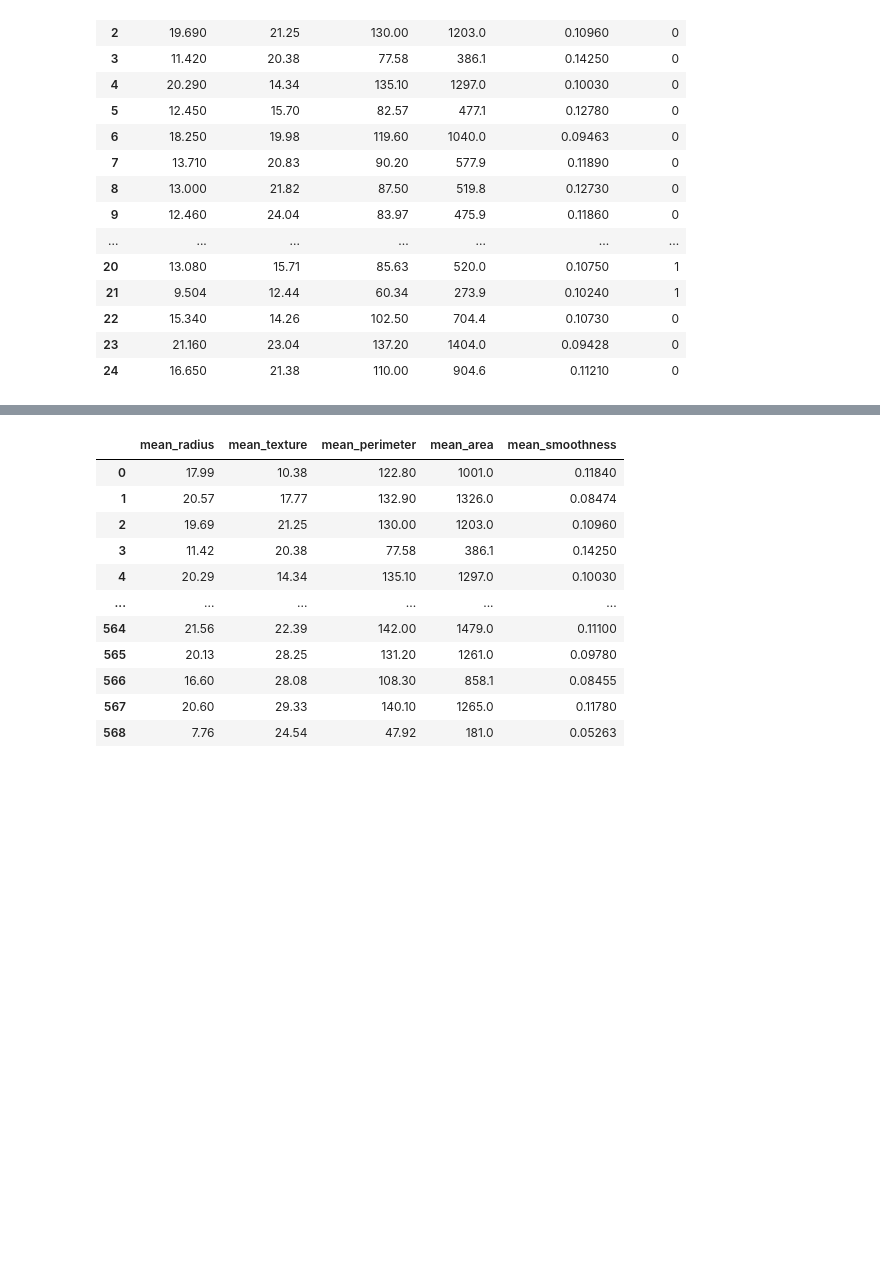
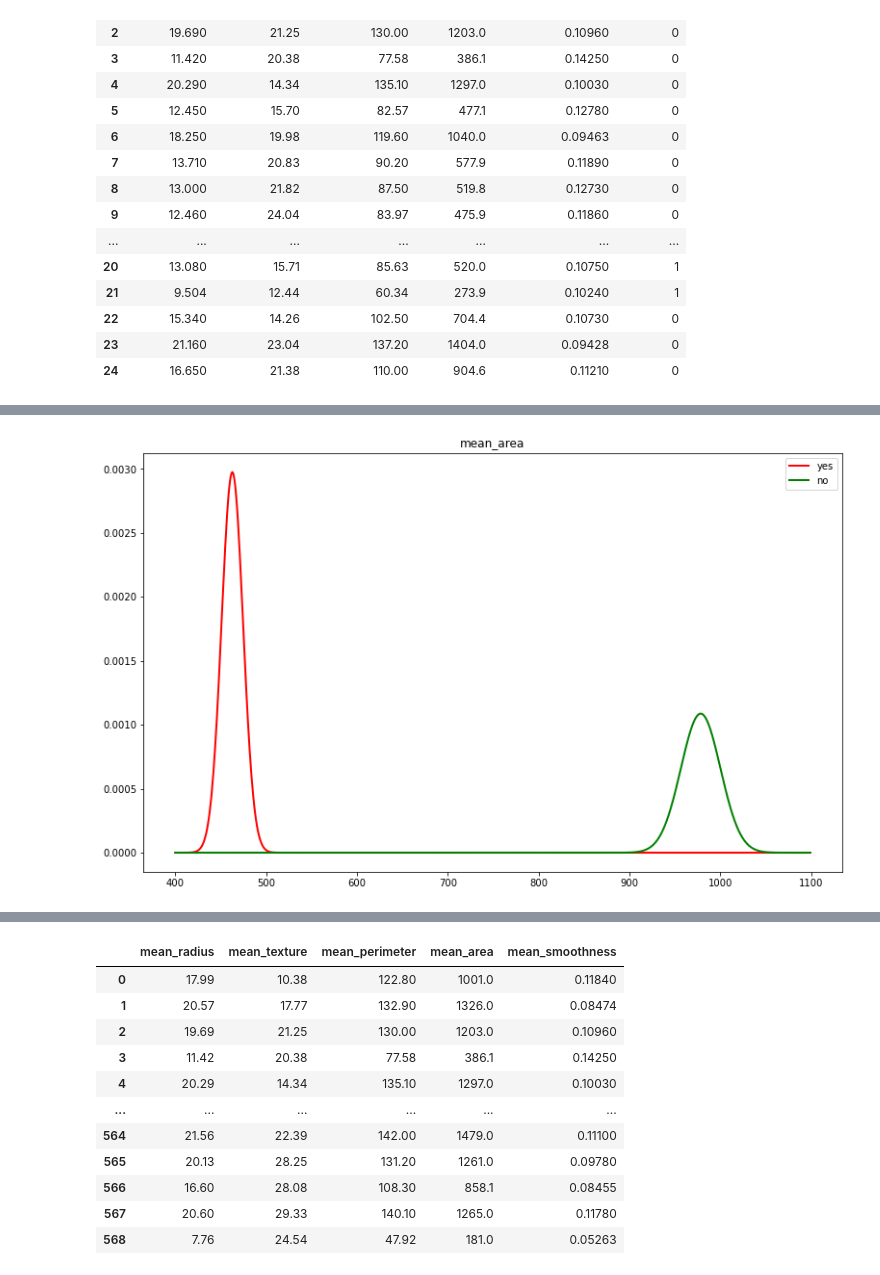
Before and after one commit to garfield-gray/Naive_Bayes, a Jupyter notebook: main.ipynb, the cells around one changed output, grey strips where cells are left out. Cells and saved outputs as stored; diff of their text form; code cells hidden in the pictures; blank space fills up the shorter version.

```diff
--- a/main.ipynb
+++ b/main.ipynb
@@ -83,0 +110,13 @@ NameError: name 'D_np_var' is not defined
+# %%
+Xarea = np.arange(400, 1100, 1)
+#for mean_area
+plt.figure(figsize=(13,8))
+plt.title("mean_area")
+plt.plot(Xarea, 1/(np.sqrt(2 * np.pi*D_yes_var[3])) * np.exp( - (Xarea - D_yes_mean[3])**2 / (2 * D_yes_var[2]) ),
+        linewidth=2, color='r', label = 'yes')
+plt.plot(Xarea, 1/(np.sqrt(2 * np.pi*D_no_var[3])) * np.exp( - (Xarea - D_no_mean[3])**2 / (2 * D_no_var[2]) ),
+        linewidth=2, color='g', label = 'no')
+plt.legend()
+plt.show()
+# %% [output]
+[figure, added]
```
Also changed, not shown: parts of 19 cells of this notebook.
